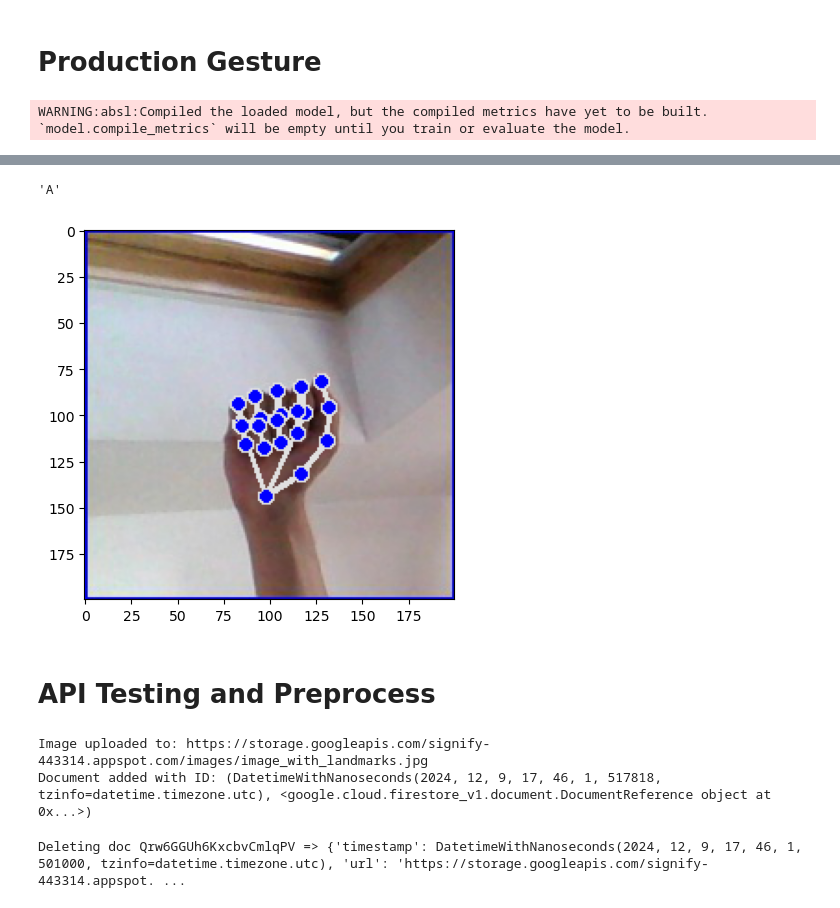
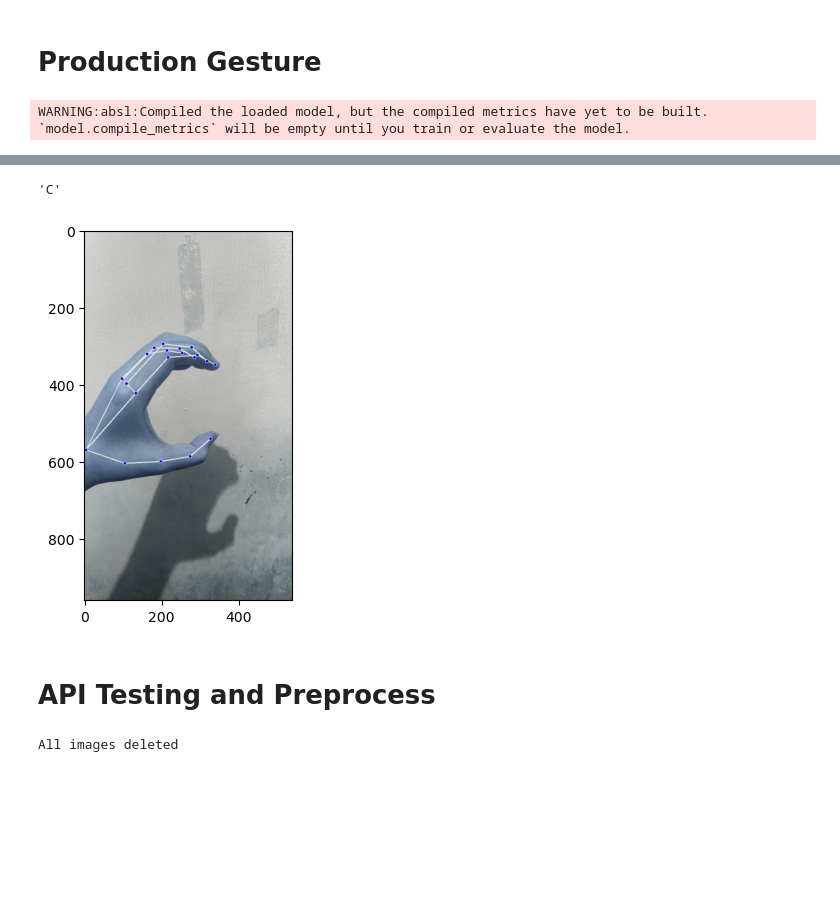
Before and after one commit to mzkki25/backend-signify, a Jupyter notebook: hand-gesture-api-signify/test.ipynb, the cells around one changed output, grey strips where cells are left out. Drawn from its saved outputs; the diff is of its cells as text; code cells hidden in the pictures; blank space fills up the shorter version.

```diff
--- a/hand-gesture-api-signify/test.ipynb
+++ b/hand-gesture-api-signify/test.ipynb
@@ -55,7 +55,15 @@ def extract_and_process_hand_landmarks(image):
 
     return combined_input
 
-img_path = "A (1702).jpg"
+def load_model(model_url, model_name):
+    try:
+        model_path = tf.keras.utils.get_file(model_name, origin=model_url)
+        model = tf.keras.models.load_model(model_path)
+        return model
+    except Exception as e:
+        raise Exception(f"Error loading the model: {str(e)}")
+
+img_path = "apalah3.jpg"
 image = cv2.imread(img_path)
 
 if image is not None:
@@ -65,7 +73,7 @@ if image is not None:
     image_input = image_resized.reshape(1, img_size, img_size, 3)
     landmark_input = hand_landmarks.reshape(1, max_hand_landmarks)
 
-    model = tf.keras.models.load_model("gfgModelLM.h5")
+    model = load_model('https://storage.googleapis.com/another-file-deployment/model/gfgModelLM.h5', 'gfgModelLM.h5')
 
     predicted_class_probabilities = model.predict([landmark_input, image_input])
     predicted_class = np.argmax(predicted_class_probabilities, axis=1)
@@ -153,10 +162,10 @@ def display_image(image):
     plt.imshow(image)
     plt.savefig("image_with_landmarks.jpg")
 
-def read_image(file: bytes) -> Image.Image:
+def read_image(file: bytes) -> np.ndarray:
     try:
         pil_image = Image.open(BytesIO(file))
-        return pil_image
+        return cv2.cvtColor(np.array(pil_image), cv2.COLOR_RGB2BGR)
     except Exception as e:
         logger.error(f"Error reading image: {e}")
         raise e
@@ -185,7 +194,7 @@ def predict_image(image: bytes):
         logger.error(f"Error predicting image: {e}")
         raise e
 
-image = "A (1702).jpg"
+image = "apalah3.jpg"
 with open(image, "rb") as f:
     img_bytes = f.read()
 
@@ -196,5 +205,5 @@ WARNING:absl:Compiled the loaded model, but the compiled metrics have yet to be
-'A'
+'C'
-[figure, old version]
+[figure, new version]
 # %% [markdown]
 # **API Testing and Preprocess**
 # %%
@@ -224,11 +233,18 @@ def main(image_path):
     print(f"Image uploaded to: {image_url}")
     save_image_url_to_firestore(image_url)
 
-image_path = 'image_with_landmarks.jpg'
-main(image_path)
+# image_path = 'image_with_landmarks.jpg'
+# main(image_path)
-# %% [output]
-Image uploaded to: https://storage.googleapis.com/signify-443314.appspot.com/images/image_with_landmarks.jpg
-Document added with ID: (DatetimeWithNanoseconds(2024, 12, 9, 17, 46, 1, 517818, tzinfo=datetime.timezone.utc), <google.cloud.firestore_v1.document.DocumentReference object at 0x...>)
+# %%
+def delete_all_images():
+    blobs = bucket.list_blobs()
+    for blob in blobs:
+        blob.delete()
+    print("All images deleted")
+
+delete_all_images()
+# %% [output]
+All images deleted
 # %%
 def delete_collection(coll_ref, batch_size):
     docs = coll_ref.limit(batch_size).stream()
@@ -247,8 +263,6 @@ def delete_images():
     delete_collection(coll_ref, 10)
 
 delete_images()
-# %% [output]
-Deleting doc Qrw6GGUh6KxcbvCmlqPV => {'timestamp': DatetimeWithNanoseconds(2024, 12, 9, 17, 46, 1, 501000, tzinfo=datetime.timezone.utc), 'url': 'https://storage.googleapis.com/signify-443314.appspot. ...
 # %%
 cred = credentials.Certificate("credentials.json")
 firebase_admin.initialize_app(cred) if not firebase_admin._apps else firebase_admin.get_app()
```
Also changed, not shown: parts of 4 cells of this notebook, 7 other files.
